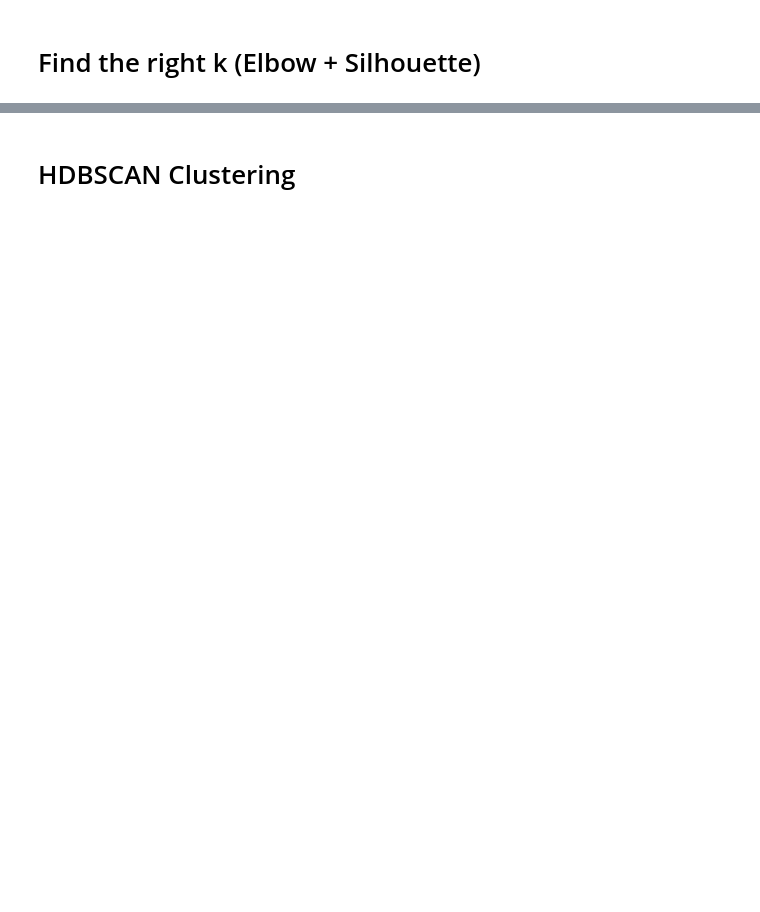
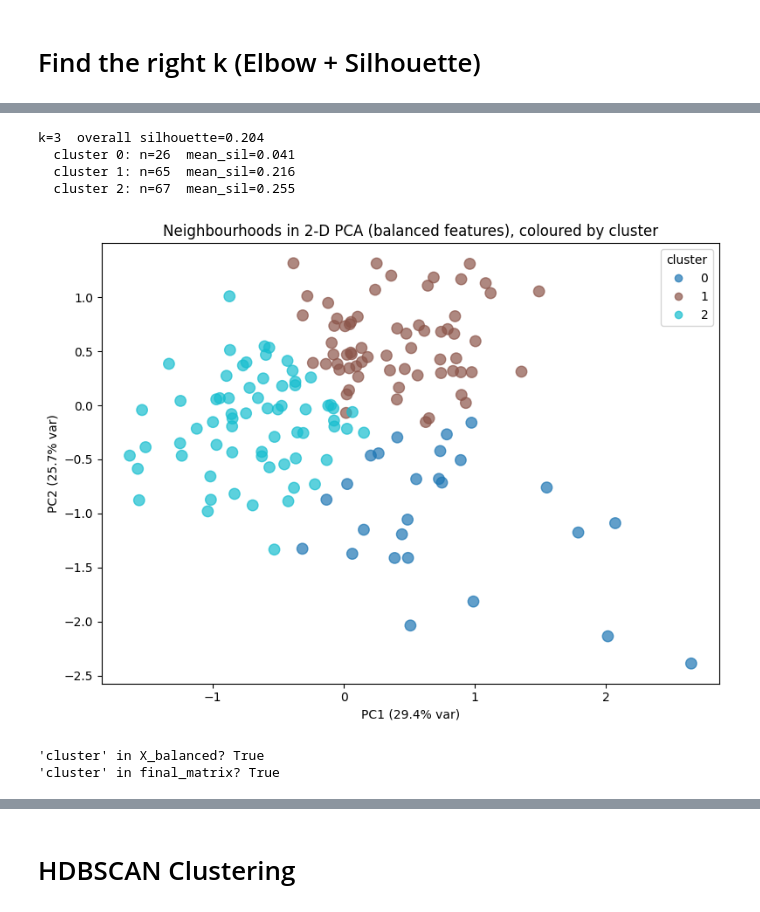
Before and after one commit to Ratnor/Socio-phenotype-classifier, a Jupyter notebook: Final_Cleaned.ipynb, the cells around one changed output, grey strips where cells are left out. Cells and saved outputs as stored; diff of their text form; code cells hidden in the pictures; blank space fills up the shorter version.

```diff
--- a/Final_Cleaned.ipynb
+++ b/Final_Cleaned.ipynb
@@ -1329,0 +1504,76 @@ plt.show()
+# %%
+
+
+def silhouette_diagnostics(X, k):
+    km = KMeans(n_clusters=k, random_state=42, n_init='auto').fit(X)
+    labels = km.labels_
+    sil_all = silhouette_samples(X, labels)
+    print(f"k={k}  overall silhouette={sil_all.mean():.3f}")
+    for c in np.unique(labels):
+        print(f"  cluster {c}: n={np.sum(labels==c)}  mean_sil={sil_all[labels==c].mean():.3f}")
+    return km, sil_all
+
+km3, sil3 = silhouette_diagnostics(feature_df, 3)
+# %% [output]
+k=3  overall silhouette=0.204
+  cluster 0: n=26  mean_sil=0.041
+  cluster 1: n=65  mean_sil=0.216
+  cluster 2: n=67  mean_sil=0.255
+# %%
+# X_mat = feature_df.values   # already created earlier
+best_k = 3
+km = KMeans(n_clusters=best_k, random_state=42, n_init='auto')
+labels = km.fit_predict(X_mat)   # <-- no string indexing
+
+X_balanced['cluster'] = labels
+final_matrix = final_matrix.merge(
+    X_balanced[[id_col, 'cluster']], on=id_col, how='left'
+)
+# %%
+
+id_col = 'hood_158'
+
+# 1) Use the balanced matrix you created earlier
+#    (X_balanced has id_col + balanced features, and now also 'cluster')
+plot_df = X_balanced.copy()
+
+# 2) Keep only numeric feature columns (drop id and cluster)
+feat_cols = [c for c in plot_df.columns if c not in [id_col, 'cluster']]
+X_for_pca = plot_df[feat_cols].astype(float).values  # ensure numeric
+
+# 3) Run PCA
+pca = PCA(n_components=2, random_state=42)
+X2 = pca.fit_transform(X_for_pca)
+
+# 4) Plot
+plt.figure(figsize=(8,6))
+scatter = plt.scatter(
+    X2[:,0], X2[:,1],
+    c=plot_df['cluster'],
+    cmap='tab10',
+    alpha=0.7,
+    s=80
+)
+plt.xlabel(f"PC1 ({pca.explained_variance_ratio_[0]:.1%} var)")
+plt.ylabel(f"PC2 ({pca.explained_variance_ratio_[1]:.1%} var)")
+plt.title("Neighbourhoods in 2‑D PCA (balanced features), coloured by cluster")
+plt.legend(*scatter.legend_elements(), title="cluster")
+plt.tight_layout()
+plt.show()
+# %% [output]
+[figure, added]
+# %%
+id_col = 'hood_158'
+
+# Make sure cluster column exists where you think it does
+print("'cluster' in X_balanced?", 'cluster' in X_balanced.columns)
+print("'cluster' in final_matrix?", 'cluster' in final_matrix.columns)
+
+# If final_matrix is missing the labels, merge them in:
+if 'cluster' not in final_matrix.columns:
+    final_matrix = final_matrix.merge(
+        X_balanced[[id_col, 'cluster']], on=id_col, how='left'
+    )
+# %% [output]
+'cluster' in X_balanced? True
+'cluster' in final_matrix? True
```
Also changed, not shown: parts of 22 cells of this notebook.
